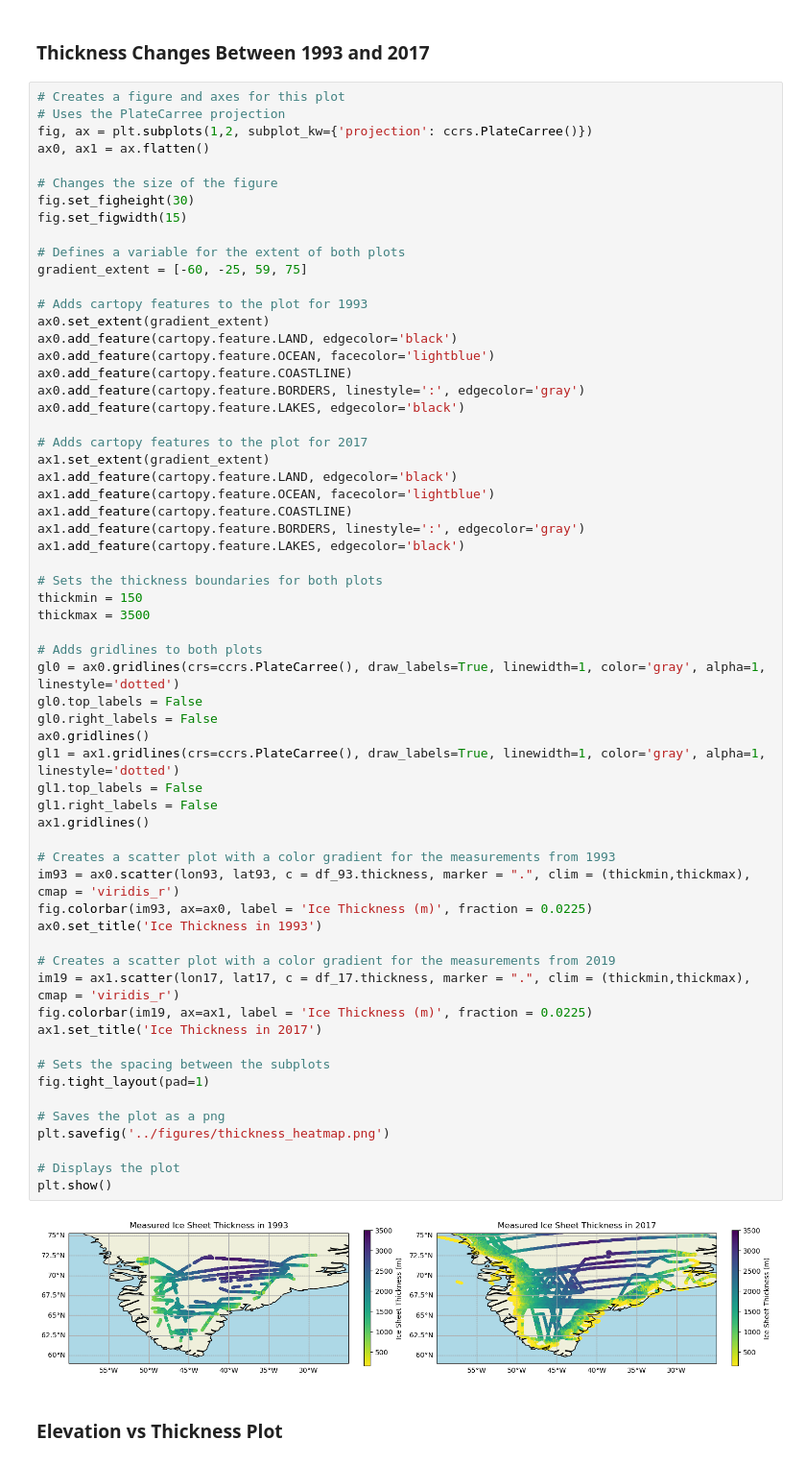
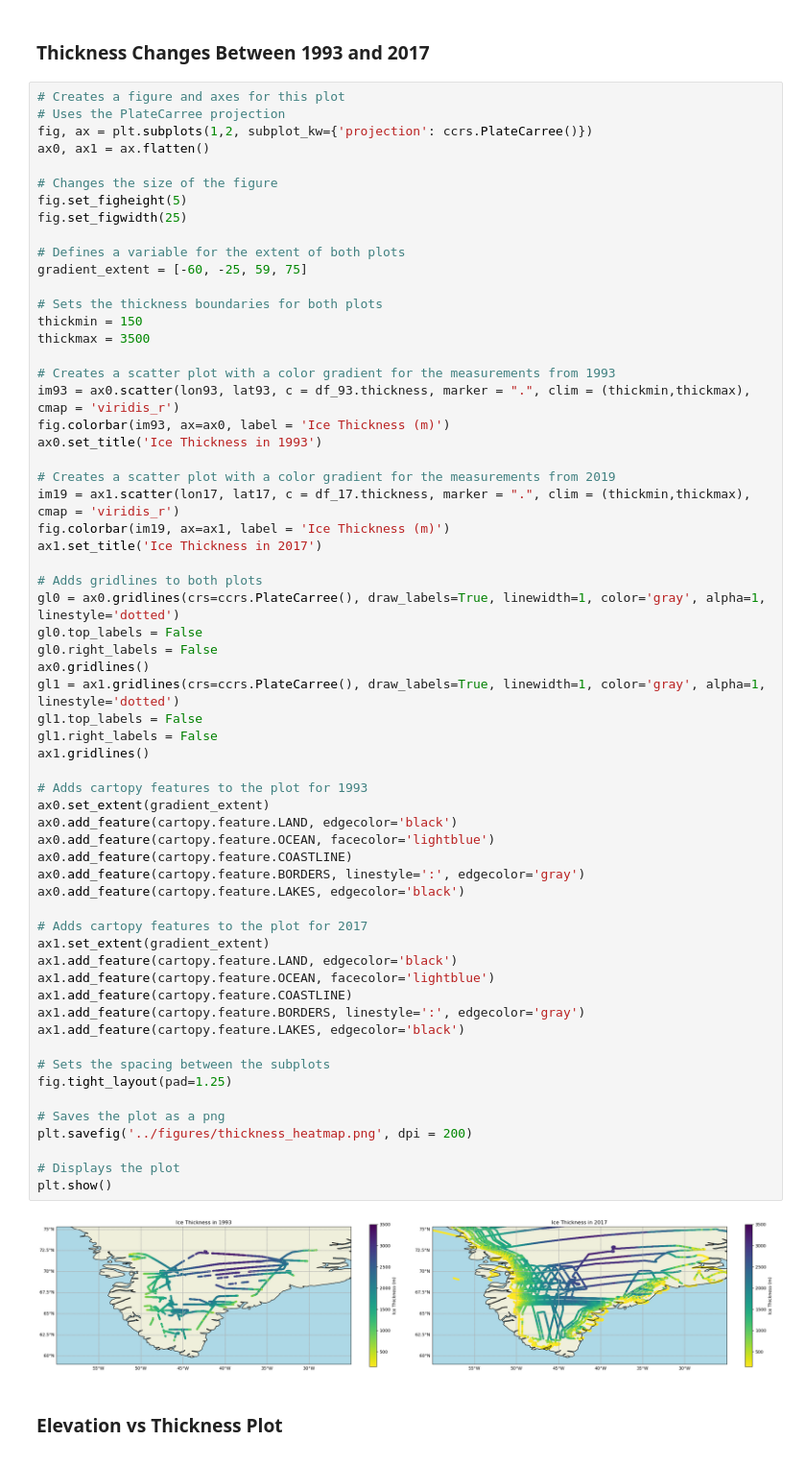
Before and after one commit to GPGN-268/SP2024-FP01-Glaciers, a Jupyter notebook: notebooks/FP01.ipynb, the cells around one changed output. Shown at 96% size. Saved outputs shown, nothing was run; the diff lists cells and outputs as text.

Commit message:
Fixed figure sizing and image resolution

```diff
--- a/notebooks/FP01.ipynb
+++ b/notebooks/FP01.ipynb
@@ -236,62 +236,62 @@ fig, ax = plt.subplots(1,2, subplot_kw={'projection': ccrs.PlateCarree()})
 ax0, ax1 = ax.flatten()
 
 # Changes the size of the figure
-fig.set_figheight(30)
-fig.set_figwidth(15)
+fig.set_figheight(5)
+fig.set_figwidth(25)
 
 # Defines a variable for the extent of both plots
 gradient_extent = [-60, -25, 59, 75]
+
+# Sets the thickness boundaries for both plots
+thickmin = 150
+thickmax = 3500
+
+# Creates a scatter plot with a color gradient for the measurements from 1993
+im93 = ax0.scatter(lon93, lat93, c = df_93.thickness, marker = ".", clim = (thickmin,thickmax), cmap = 'viridis_r')
+fig.colorbar(im93, ax=ax0, label = 'Ice Thickness (m)')
+ax0.set_title('Ice Thickness in 1993')
+
+# Creates a scatter plot with a color gradient for the measurements from 2019
+im19 = ax1.scatter(lon17, lat17, c = df_17.thickness, marker = ".", clim = (thickmin,thickmax), cmap = 'viridis_r')
+fig.colorbar(im19, ax=ax1, label = 'Ice Thickness (m)')
+ax1.set_title('Ice Thickness in 2017')
+
+# Adds gridlines to both plots
+gl0 = ax0.gridlines(crs=ccrs.PlateCarree(), draw_labels=True, linewidth=1, color='gray', alpha=1, linestyle='dotted')
+gl0.top_labels = False
+gl0.right_labels = False
+ax0.gridlines()
+gl1 = ax1.gridlines(crs=ccrs.PlateCarree(), draw_labels=True, linewidth=1, color='gray', alpha=1, linestyle='dotted')
+gl1.top_labels = False
+gl1.right_labels = False
+ax1.gridlines()
 
 # Adds cartopy features to the plot for 1993
 ax0.set_extent(gradient_extent)
 ax0.add_feature(cartopy.feature.LAND, edgecolor='black')
 ax0.add_feature(cartopy.feature.OCEAN, facecolor='lightblue')
 ax0.add_feature(cartopy.feature.COASTLINE)
 ax0.add_feature(cartopy.feature.BORDERS, linestyle=':', edgecolor='gray')
 ax0.add_feature(cartopy.feature.LAKES, edgecolor='black')
 
 # Adds cartopy features to the plot for 2017
 ax1.set_extent(gradient_extent)
 ax1.add_feature(cartopy.feature.LAND, edgecolor='black')
 ax1.add_feature(cartopy.feature.OCEAN, facecolor='lightblue')
 ax1.add_feature(cartopy.feature.COASTLINE)
 ax1.add_feature(cartopy.feature.BORDERS, linestyle=':', edgecolor='gray')
 ax1.add_feature(cartopy.feature.LAKES, edgecolor='black')
 
-# Sets the thickness boundaries for both plots
-thickmin = 150
-thickmax = 3500
-
-# Adds gridlines to both plots
-gl0 = ax0.gridlines(crs=ccrs.PlateCarree(), draw_labels=True, linewidth=1, color='gray', alpha=1, linestyle='dotted')
-gl0.top_labels = False
-gl0.right_labels = False
-ax0.gridlines()
-gl1 = ax1.gridlines(crs=ccrs.PlateCarree(), draw_labels=True, linewidth=1, color='gray', alpha=1, linestyle='dotted')
-gl1.top_labels = False
-gl1.right_labels = False
-ax1.gridlines()
-
-# Creates a scatter plot with a color gradient for the measurements from 1993
-im93 = ax0.scatter(lon93, lat93, c = df_93.thickness, marker = ".", clim = (thickmin,thickmax), cmap = 'viridis_r')
-fig.colorbar(im93, ax=ax0, label = 'Ice Thickness (m)', fraction = 0.0225)
-ax0.set_title('Ice Thickness in 1993')
-
-# Creates a scatter plot with a color gradient for the measurements from 2019
-im19 = ax1.scatter(lon17, lat17, c = df_17.thickness, marker = ".", clim = (thickmin,thickmax), cmap = 'viridis_r')
-fig.colorbar(im19, ax=ax1, label = 'Ice Thickness (m)', fraction = 0.0225)
-ax1.set_title('Ice Thickness in 2017')
-
 # Sets the spacing between the subplots
-fig.tight_layout(pad=1)
+fig.tight_layout(pad=1.25)
 
 # Saves the plot as a png
-plt.savefig('../figures/thickness_heatmap.png')
+plt.savefig('../figures/thickness_heatmap.png', dpi = 200)
 
 # Displays the plot
 plt.show()
 # %% [output]
-[figure, old version]
+[figure, new version]
 # %% [markdown]
 ### Elevation vs Thickness Plot
 # %%
```
Also changed, not shown: parts of 3 cells of this notebook, 4 other files.
